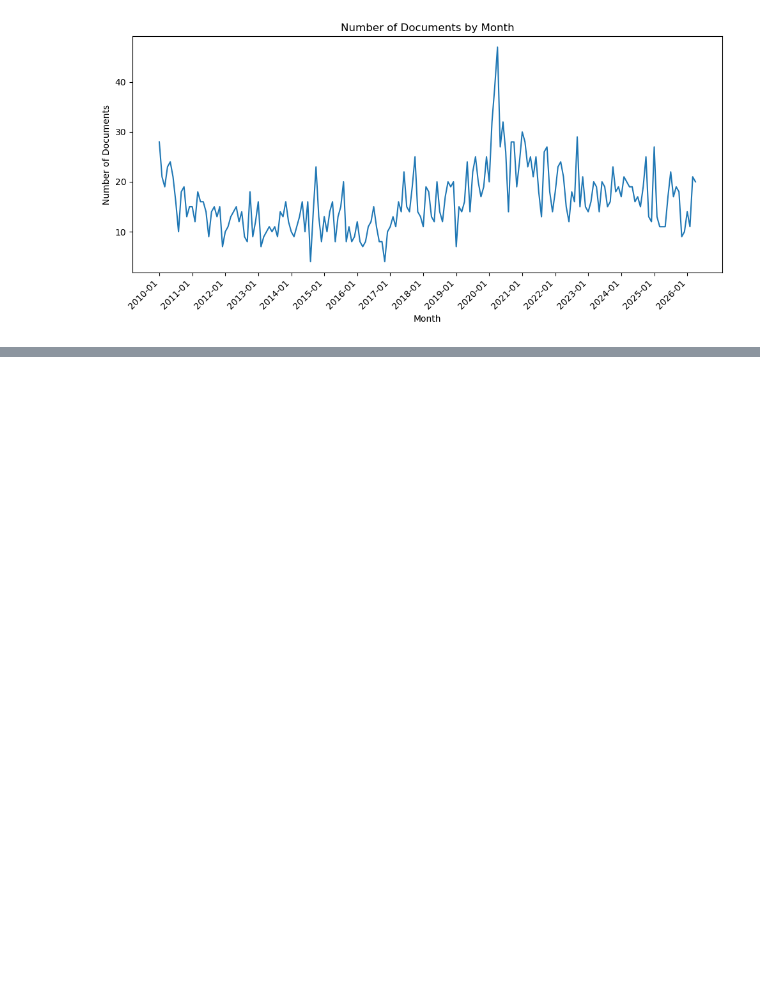
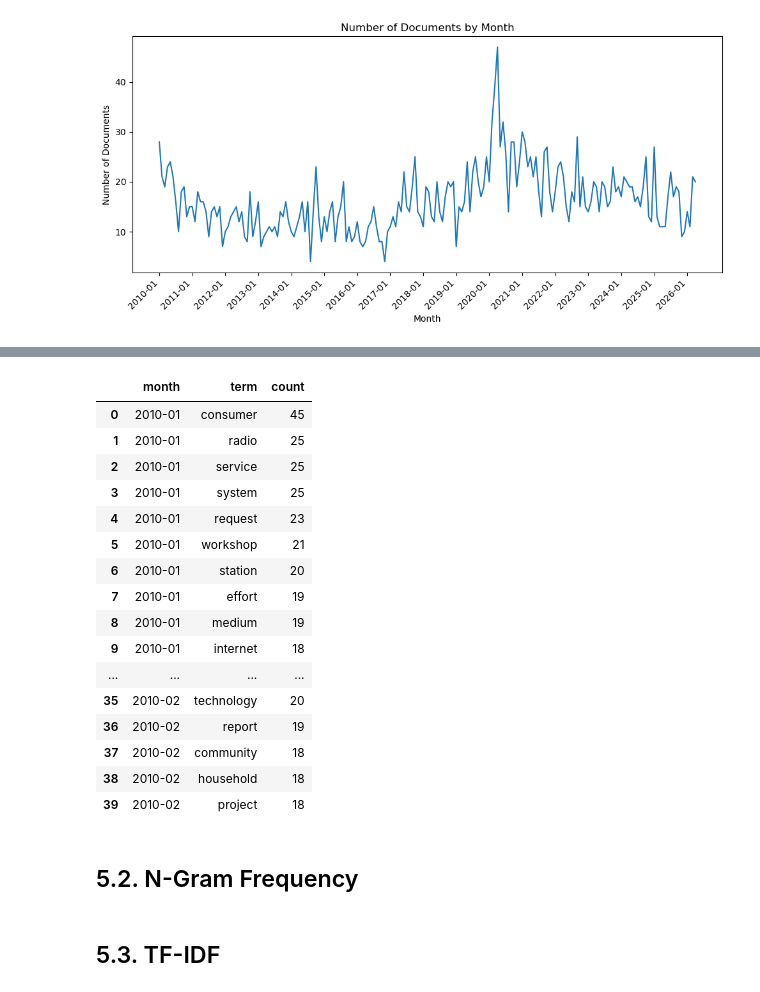
Before and after one commit to YoungbokYi/Text-Mining-FCC-Documents, a Jupyter notebook: Trend_Analysis.ipynb, the cells around one changed output, grey strips where cells are left out. Saved outputs shown, nothing was run; the diff lists cells and outputs as text; code cells hidden in the pictures; blank space fills up the shorter version.

```diff
--- a/Trend_Analysis.ipynb
+++ b/Trend_Analysis.ipynb
@@ -172,0 +389,24 @@ plot_doc_trend(avg_words_by_month, 'Month', 'Average Number of Words', 12)
+# %%
+raw_term_freq_by_month.head(40)
+# %% [output]
+|  | month | term | count |
+| 0 | 2010-01 | consumer | 45 |
+| 1 | 2010-01 | radio | 25 |
+| 2 | 2010-01 | service | 25 |
+| 3 | 2010-01 | system | 25 |
+| 4 | 2010-01 | request | 23 |
+| 5 | 2010-01 | workshop | 21 |
+| 6 | 2010-01 | station | 20 |
+| 7 | 2010-01 | effort | 19 |
+| 8 | 2010-01 | medium | 19 |
+| 9 | 2010-01 | internet | 18 |
+| ... | ... | ... | ... |
+| 35 | 2010-02 | technology | 20 |
+| 36 | 2010-02 | report | 19 |
+| 37 | 2010-02 | community | 18 |
+| 38 | 2010-02 | household | 18 |
+| 39 | 2010-02 | project | 18 |
+# %% [markdown]
+## 5.2. N-Gram Frequency
+# %% [markdown]
+## 5.3. TF-IDF
```
Also changed, not shown: parts of 20 cells of this notebook.
